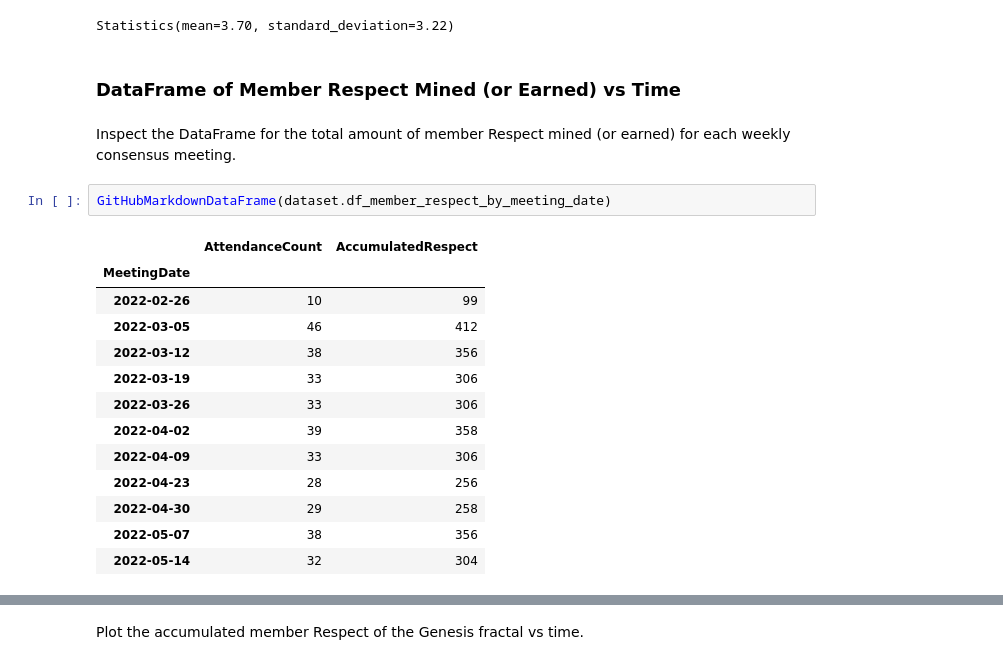
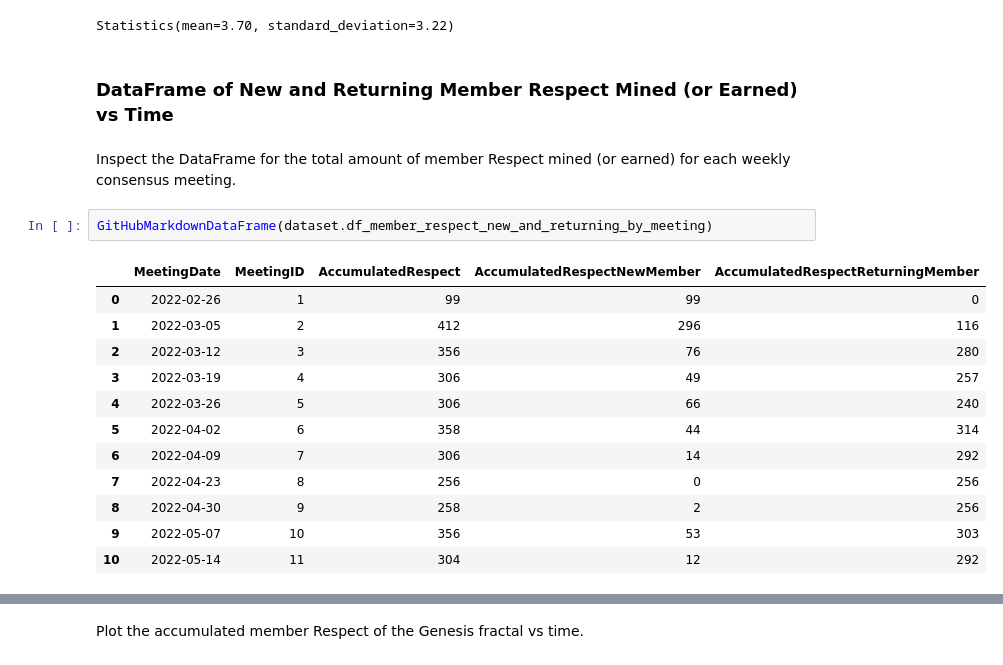
Before and after one commit to matt-langston/fractal_governance, a Jupyter notebook: notebook/README.ipynb, the cells around one changed output, grey strips where cells are left out. Cells and saved outputs as stored; diff of their text form.

```diff
--- a/notebook/README.ipynb
+++ b/notebook/README.ipynb
@@ -243,23 +244,22 @@ dataset.attendance_consistency_stats
 # %% [output]
 Statistics(mean=3.70, standard_deviation=3.22)
 # %% [markdown]
-### DataFrame of Member Respect Mined (or Earned) vs Time
+### DataFrame of New and Returning Member Respect Mined (or Earned) vs Time
 # %% [markdown]
 Inspect the DataFrame for the total amount of member Respect mined (or earned) for each weekly consensus meeting.
 # %%
-GitHubMarkdownDataFrame(dataset.df_member_respect_by_meeting_date)
+GitHubMarkdownDataFrame(dataset.df_member_respect_new_and_returning_by_meeting)
 # %% [output]
-|  | AttendanceCount | AccumulatedRespect |
-| MeetingDate |  |  |
-| 2022-02-26 | 10 | 99 |
-| 2022-03-05 | 46 | 412 |
-| 2022-03-12 | 38 | 356 |
-| 2022-03-19 | 33 | 306 |
-| 2022-03-26 | 33 | 306 |
-| 2022-04-02 | 39 | 358 |
-| 2022-04-09 | 33 | 306 |
-| 2022-04-23 | 28 | 256 |
-| 2022-04-30 | 29 | 258 |
-| 2022-05-07 | 38 | 356 |
-| 2022-05-14 | 32 | 304 |
+|  | MeetingDate | MeetingID | AccumulatedRespect | AccumulatedRespectNewMember | AccumulatedRespectReturningMember |
+| 0 | 2022-02-26 | 1 | 99 | 99 | 0 |
+| 1 | 2022-03-05 | 2 | 412 | 296 | 116 |
+| 2 | 2022-03-12 | 3 | 356 | 76 | 280 |
+| 3 | 2022-03-19 | 4 | 306 | 49 | 257 |
+| 4 | 2022-03-26 | 5 | 306 | 66 | 240 |
+| 5 | 2022-04-02 | 6 | 358 | 44 | 314 |
+| 6 | 2022-04-09 | 7 | 306 | 14 | 292 |
+| 7 | 2022-04-23 | 8 | 256 | 0 | 256 |
+| 8 | 2022-04-30 | 9 | 258 | 2 | 256 |
+| 9 | 2022-05-07 | 10 | 356 | 53 | 303 |
+| 10 | 2022-05-14 | 11 | 304 | 12 | 292 |
 # %% [markdown]
```
Also changed, not shown: parts of 6 cells of this notebook, 6 other files.
